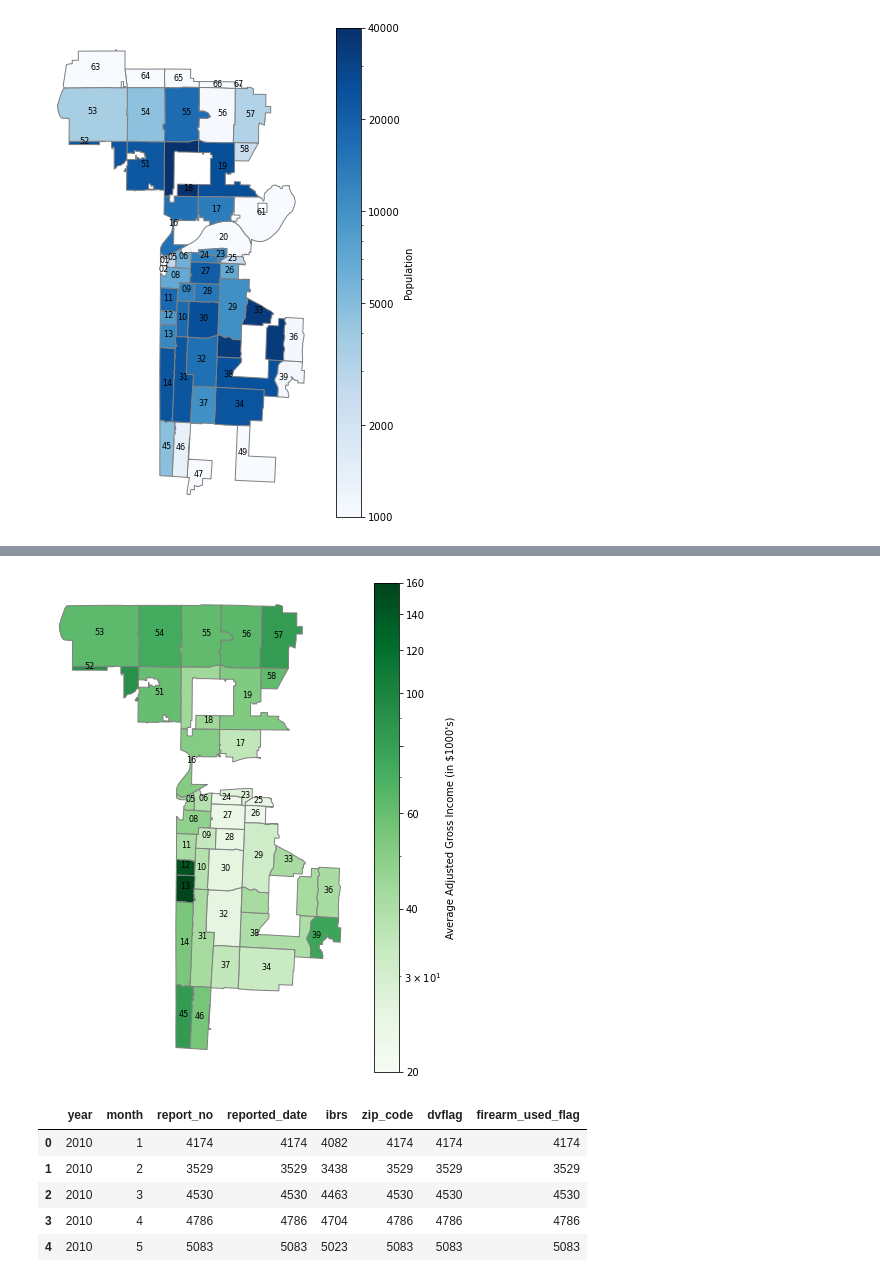
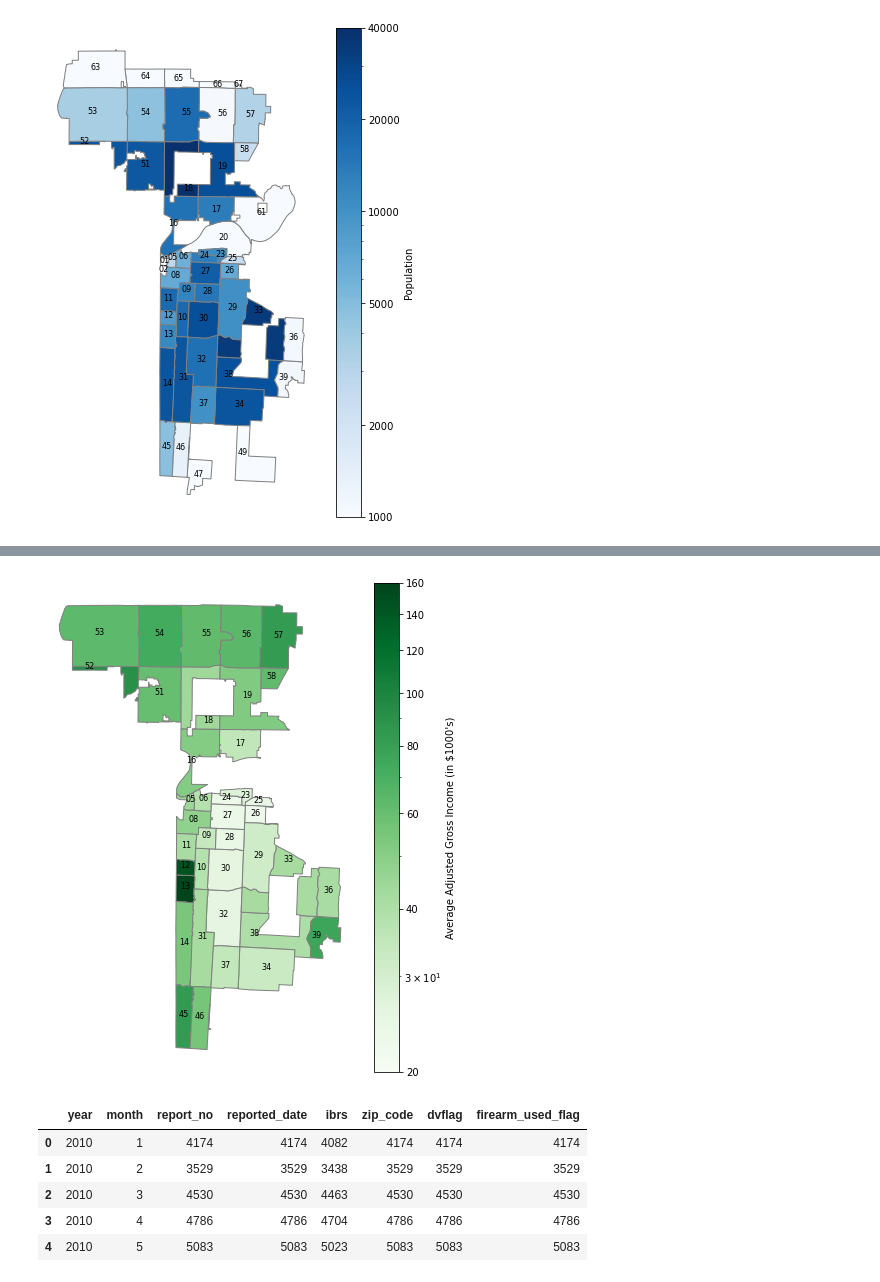
Before and after one commit to sjhaluck/KCMO-Property-and-Crime, a Jupyter notebook: KC_property_crime.ipynb, the cells around one changed output, grey strips where cells are left out. Drawn from its saved outputs; the diff is of its cells as text; code cells hidden in the pictures.

```diff
--- a/KC_property_crime.ipynb
+++ b/KC_property_crime.ipynb
@@ -1258,31 +1258,31 @@ zips.sort_values(by='agi_per_cap', ascending=False).head()
 # %%
 # investigate income distribution across zip codes
 
 # format the axis for the legend
-formatter = LogFormatter(10, labelOnlyBase=False, minor_thresholds=(2,0.1))
+formatter = LogFormatter(10, labelOnlyBase=False, minor_thresholds=(10,3))
 
 # graph the average Adjusted Gross Income for each zip code
 fig = zips.query('population > 1000').plot(column='agi_per_cap', figsize=(7,9), cmap='Greens',linewidth=1, edgecolor='0.5',
                 vmin=20, vmax=160, legend=True, norm=colors.LogNorm(vmin=20, vmax=160),
                legend_kwds = {'label': "Average Adjusted Gross Income (in $1000's)",
-                             'ticks': np.arange(20,170,20), 'format': formatter})
+                             'ticks': np.arange(20,170,20), 'format': formatter, 'format':"%.0f"})
 
 # label each zip code with its 2-digit suffix
 for idx, row in zips.query('population > 1000').iterrows():
     fig.annotate(text=idx[3:], xy=row['coords'],
             horizontalalignment='center', fontsize=8)
 
 # remove the axes from the graph
 fig.axis('off');
 
 # create the filepath for storing the image
 filepath = os.path.join(output_path, 'income.png')
 # get the figure
 chart = fig.get_figure()
 # save the figure
-chart.savefig(filepath, dpi=300)
+chart.savefig(filepath, bbox_inches="tight", dpi=300)
 # %% [output]
-[figure, old version]
+[figure, new version]
 # %%
 # sort the crime data by the date on which the crime was reported
 crimes.sort_values(by='reported_date', inplace=True)
```
Also changed, not shown: parts of 13 cells of this notebook, 28 other files.
